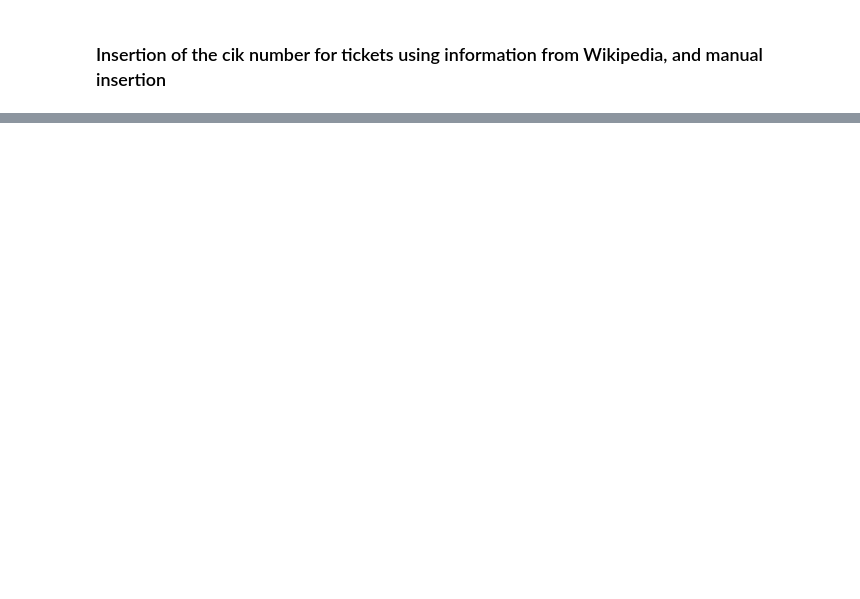
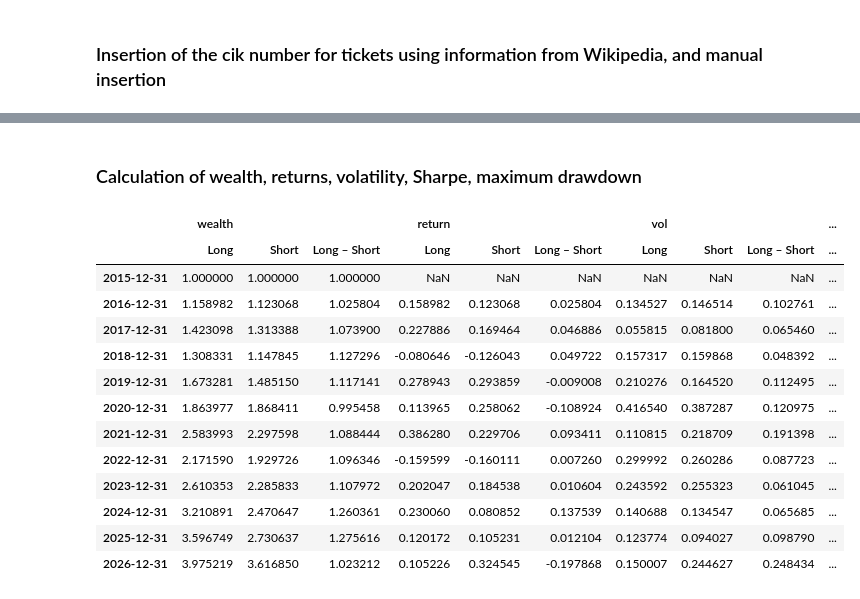
Before and after one commit to 2mrkhomenko/AAIS, a Jupyter notebook: Lesson 2 project/main.ipynb, the cells around one changed output, grey strips where cells are left out. Drawn from its saved outputs; the diff is of its cells as text; code cells hidden in the pictures; blank space fills up the shorter version.

```diff
--- a/Lesson 2 project/main.ipynb
+++ b/Lesson 2 project/main.ipynb
@@ -636,0 +478,2 @@ plt.show()
+# %% [markdown]
+### Calculation of wealth, returns, volatility, Sharpe, maximum drawdown
@@ -636,0 +499,42 @@ plt.show()
+# %%
+def us_yields(series):
+    frames = []
+    for s in series:
+        url = f"https://fred.stlouisfed.org/graph/fredgraph.csv?id={s}"
+        y = pd.read_csv(url, index_col=0, parse_dates=True, na_values=".")
+        frames.append(y.rename(columns={y.columns[0]: s}))
+    return pd.concat(frames, axis=1).dropna(how="all")
+
+yields = us_yields(("DGS1MO", )).ffill() / 100
+
+
+
+summary[("yield", "1M avg")] = yields["DGS1MO"].resample("YE").mean().reindex(summary.index)
+# %%
+ret = summary['return']
+vol = summary['vol']
+rf  = summary[('yield', '1M avg')]
+
+excess = ret.copy()
+excess[['Long', 'Short']] = ret[['Long', 'Short']].sub(rf, axis=0)
+
+
+sharpe = excess / vol
+summary = summary.join(pd.concat({'sharpe': sharpe}, axis=1))
+# %%
+summary
+# %% [output]
+|  | wealth |  |  | return |  |  | vol |  |  | ... |
+|  | Long | Short | Long – Short | Long | Short | Long – Short | Long | Short | Long – Short | ... |
+| 2015-12-31 | 1.000000 | 1.000000 | 1.000000 | NaN | NaN | NaN | NaN | NaN | NaN | ... |
+| 2016-12-31 | 1.158982 | 1.123068 | 1.025804 | 0.158982 | 0.123068 | 0.025804 | 0.134527 | 0.146514 | 0.102761 | ... |
+| 2017-12-31 | 1.423098 | 1.313388 | 1.073900 | 0.227886 | 0.169464 | 0.046886 | 0.055815 | 0.081800 | 0.065460 | ... |
+| 2018-12-31 | 1.308331 | 1.147845 | 1.127296 | -0.080646 | -0.126043 | 0.049722 | 0.157317 | 0.159868 | 0.048392 | ... |
+| 2019-12-31 | 1.673281 | 1.485150 | 1.117141 | 0.278943 | 0.293859 | -0.009008 | 0.210276 | 0.164520 | 0.112495 | ... |
+| 2020-12-31 | 1.863977 | 1.868411 | 0.995458 | 0.113965 | 0.258062 | -0.108924 | 0.416540 | 0.387287 | 0.120975 | ... |
+| 2021-12-31 | 2.583993 | 2.297598 | 1.088444 | 0.386280 | 0.229706 | 0.093411 | 0.110815 | 0.218709 | 0.191398 | ... |
+| 2022-12-31 | 2.171590 | 1.929726 | 1.096346 | -0.159599 | -0.160111 | 0.007260 | 0.299992 | 0.260286 | 0.087723 | ... |
+| 2023-12-31 | 2.610353 | 2.285833 | 1.107972 | 0.202047 | 0.184538 | 0.010604 | 0.243592 | 0.255323 | 0.061045 | ... |
+| 2024-12-31 | 3.210891 | 2.470647 | 1.260361 | 0.230060 | 0.080852 | 0.137539 | 0.140688 | 0.134547 | 0.065685 | ... |
+| 2025-12-31 | 3.596749 | 2.730637 | 1.275616 | 0.120172 | 0.105231 | 0.012104 | 0.123774 | 0.094027 | 0.098790 | ... |
+| 2026-12-31 | 3.975219 | 3.616850 | 1.023212 | 0.105226 | 0.324545 | -0.197868 | 0.150007 | 0.244627 | 0.248434 | ... |
```
Also changed, not shown: parts of 20 cells of this notebook.
